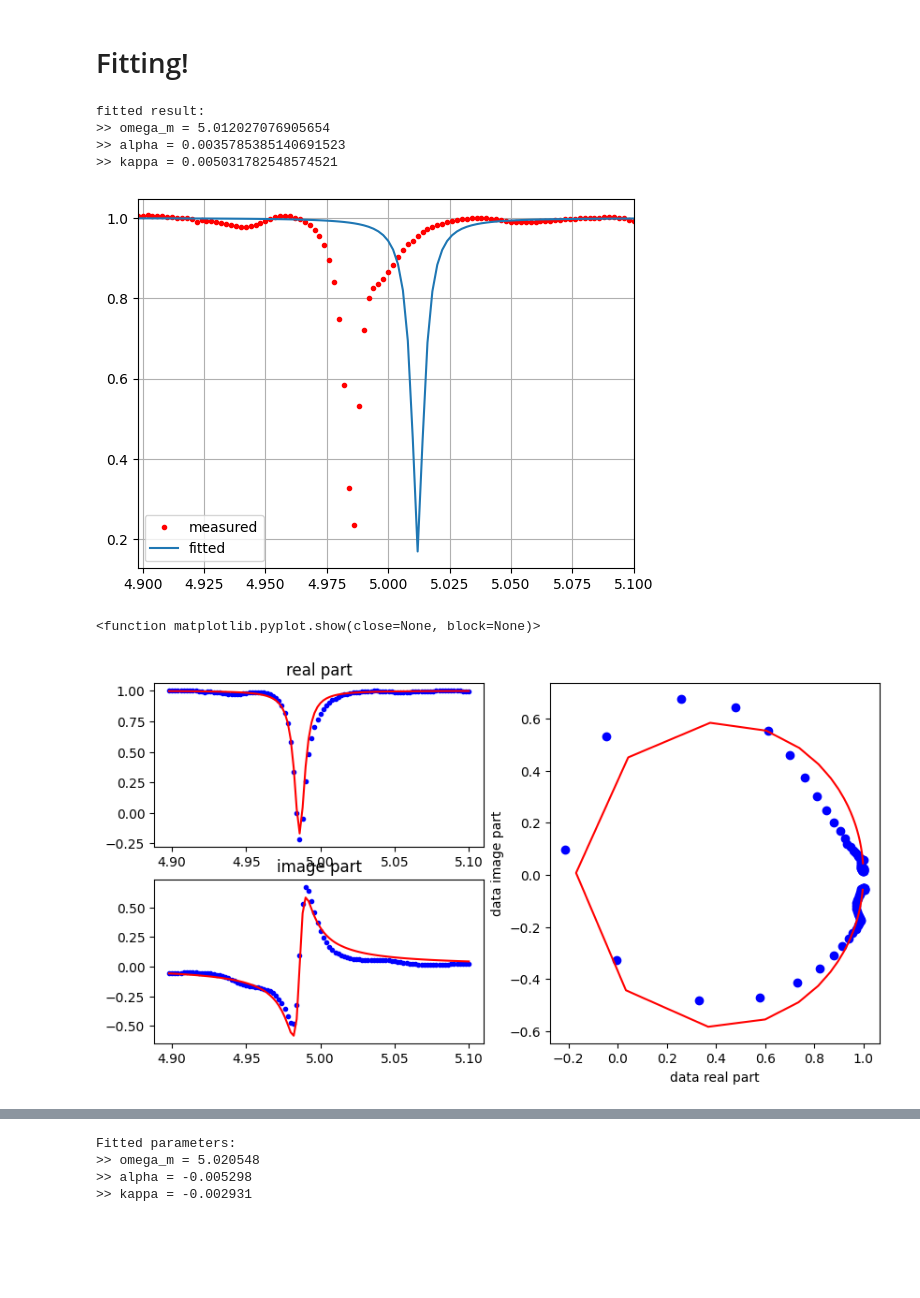
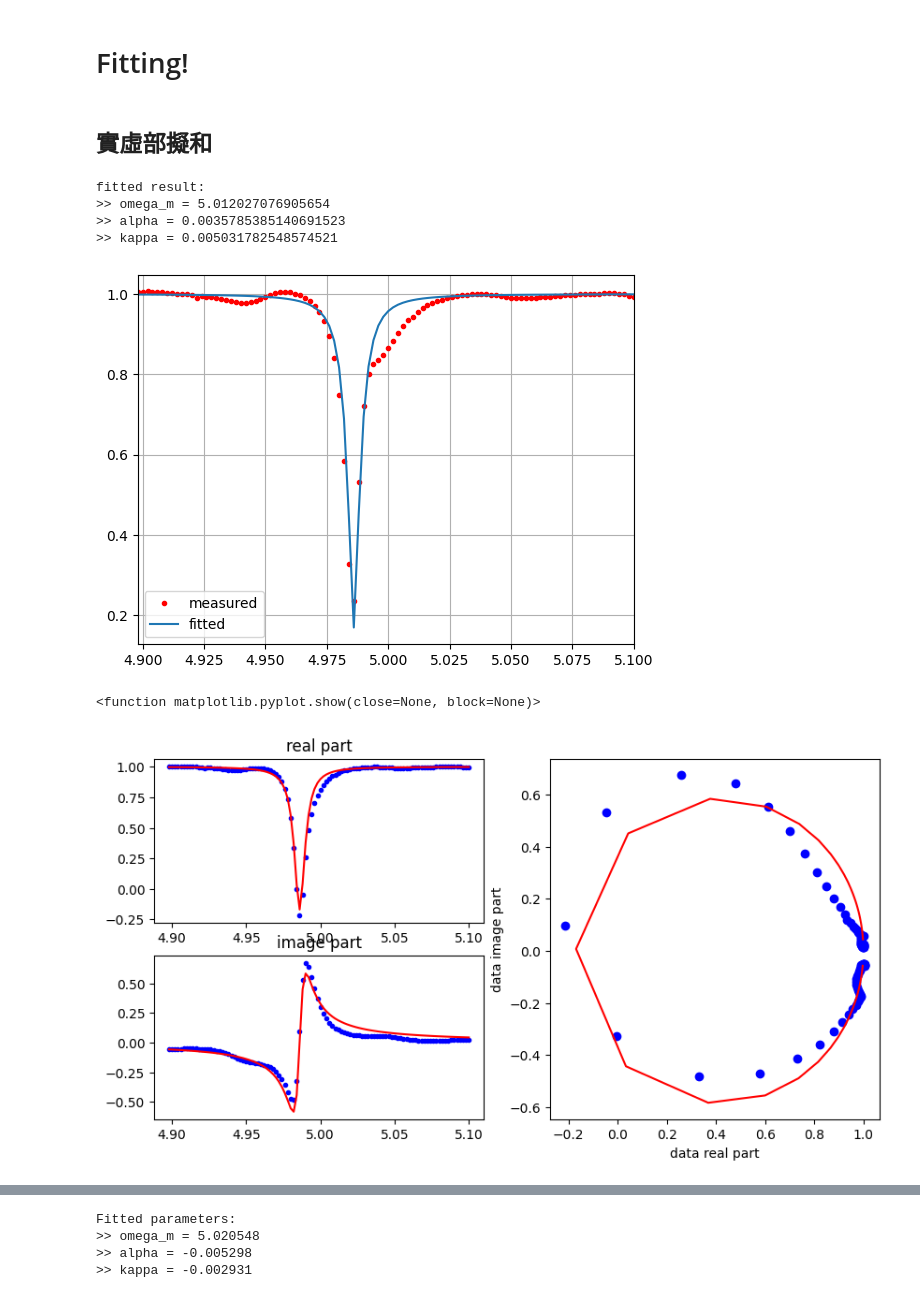
Before and after one commit to Nick1467/Mirror, a Jupyter notebook: quick_scale.ipynb, the cells around one changed output, grey strips where cells are left out. Saved outputs shown, nothing was run; the diff lists cells and outputs as text; code cells hidden in the pictures; blank space fills up the shorter version.

```diff
--- a/quick_scale.ipynb
+++ b/quick_scale.ipynb
@@ -171,5 +141,7 @@ array([ 0.03314209,  0.03564453,  0.03643799,  0.03588867,  0.03436279,
 # %% [markdown]
 # Fitting!
+# %% [markdown]
+## 實虛部擬和
 # %%
 import numpy as np
 from scipy.optimize import curve_fit
@@ -221,37 +193,36 @@ sum = real_part + 1j*imag_part
 
 
 plt.plot(f_used, abs(s11_used), 'r .', label='measured')
-plt.plot(f_used, abs(sum), label='fitted')
+plt.plot(f_used, abs(sum)[::-1], label='fitted')
 plt.xlim(np.min(f_used), np.max(f_used))
 #plt.title(f'Trace Fitting tr.{trace_no}')
 plt.legend()
 plt.grid()
-plt.savefig('fitting_result.png', dpi =300)
 plt.show()
 
 plt.figure(figsize=(10,5))
 plt.subplot(221)
 plt.plot(f_used, s11_used.real,'b.')
 plt.plot(f_used, real_part[::-1], 'r-')
 plt.title('real part')
 plt.subplot(223)
 plt.plot(f_used, s11_used.imag, 'b.')
 plt.plot(f_used, imag_part[::-1], 'r-')
 plt.title('image part')
 
 plt.subplot(122)
 plt.plot(np.real(data[:, trace_no:trace_no+1])[screen], np.imag(data[:, trace_no:trace_no+1])[screen],'bo')
 #plt.plot((s11_used).real, (s11_used).imag,'b-')
 plt.plot(np.real(sum)[::-1], np.imag(sum)[::-1],'r-')
 plt.xlabel('data real part')
 plt.ylabel('data image part')
 plt.title
 plt.show
 # %% [output]
 fitted result:
 >> omega_m = 5.012027076905654
 >> alpha = 0.0035785385140691523
 >> kappa = 0.005031782548574521
-[figure, old version]
+[figure, new version]
 <function matplotlib.pyplot.show(close=None, block=None)>
 [figure]
```
Also changed, not shown: parts of 7 cells of this notebook, 1 other file.
